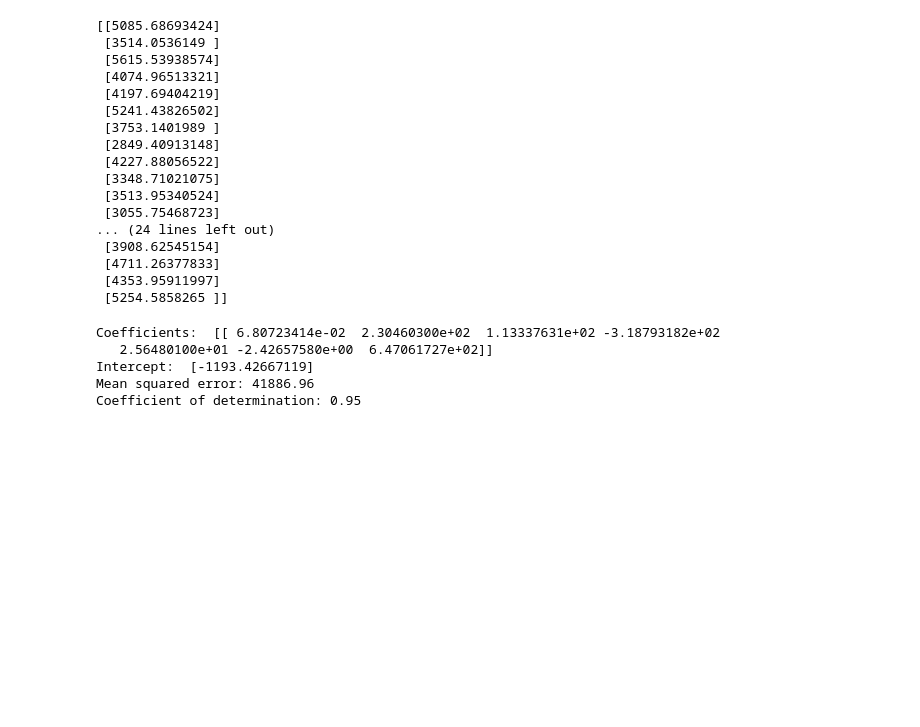
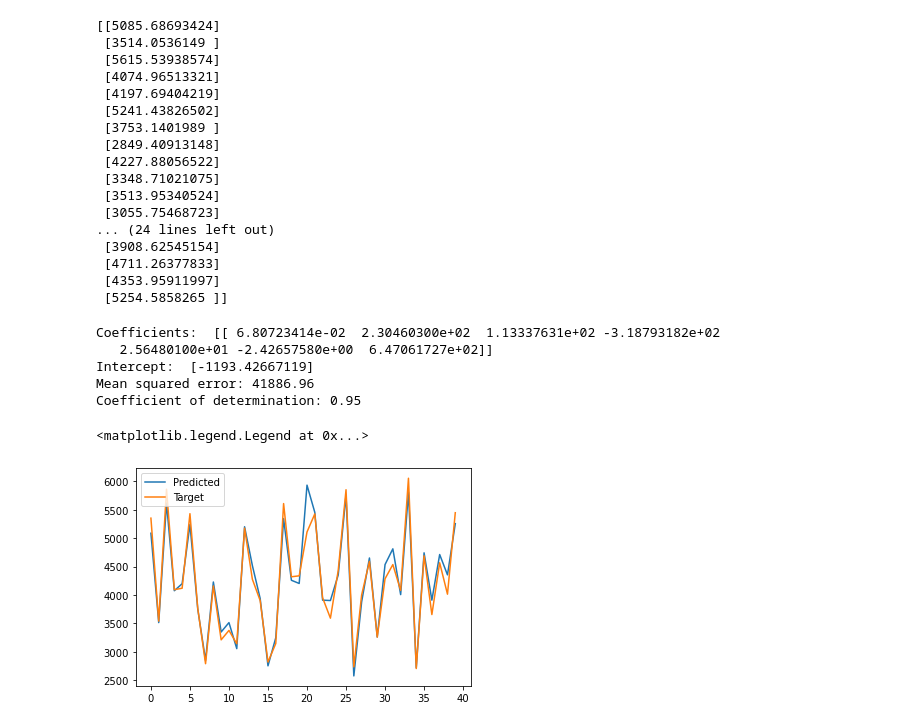
Before and after one commit to mukul74/DailyPractise, a Jupyter notebook: ML/LinearModels/OrdinaryLeastSquare.ipynb, the cells around one changed output. Drawn from its saved outputs; the diff is of its cells as text; code cells hidden in the pictures; blank space fills up the shorter version.

```diff
--- a/ML/LinearModels/OrdinaryLeastSquare.ipynb
+++ b/ML/LinearModels/OrdinaryLeastSquare.ipynb
@@ -265,3 +265,10 @@ Coefficients:  [[ 6.80723414e-02  2.30460300e+02  1.13337631e+02 -3.18793182e+02
 Intercept:  [-1193.42667119]
 Mean squared error: 41886.96
 Coefficient of determination: 0.95
+# %%
+plt.plot(prod_y_pred)
+plt.plot(y_test)
+plt.legend(['Predicted', 'Target'], loc='upper left')
+# %% [output]
+<matplotlib.legend.Legend at 0x...>
+[figure, added]
```
